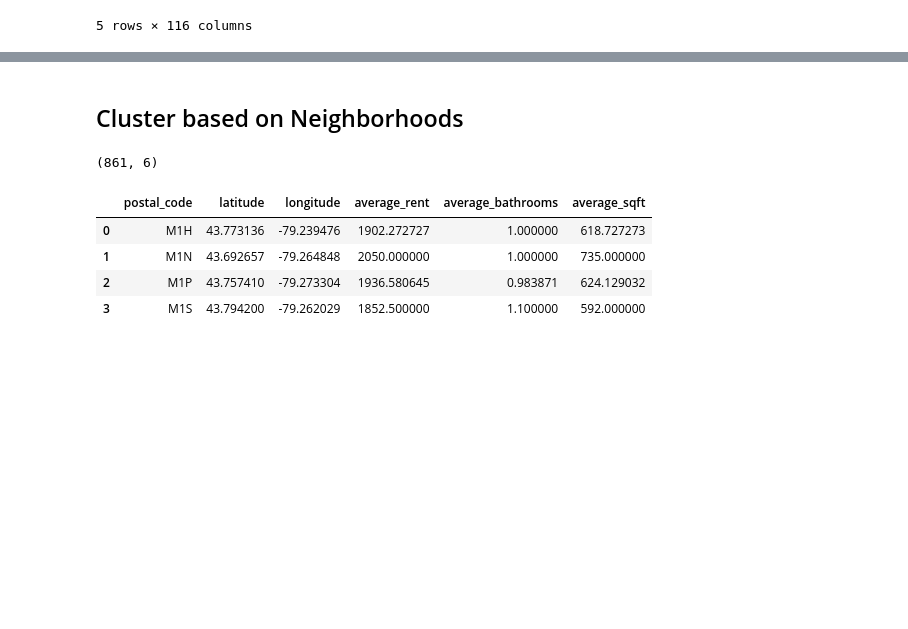
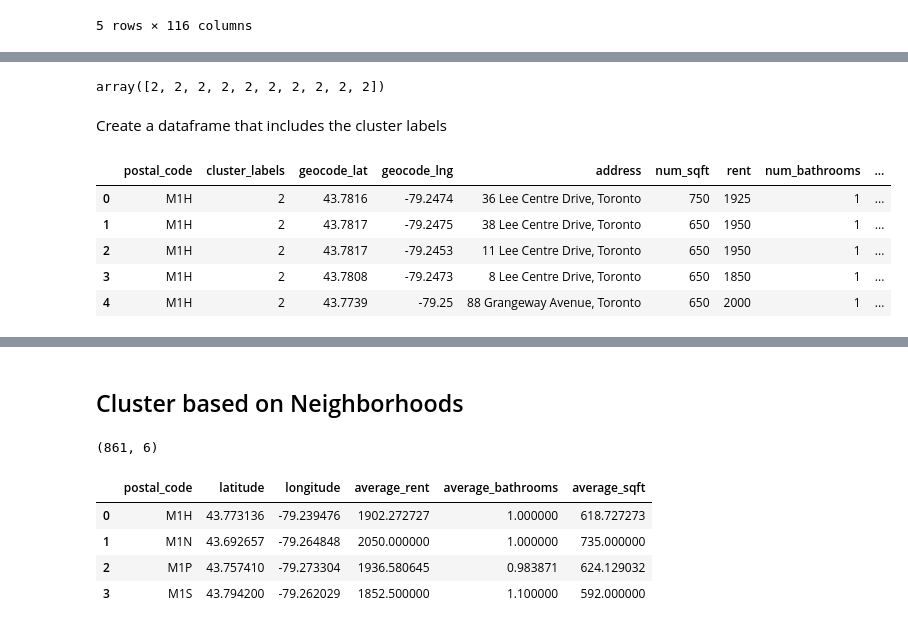
Before and after one commit to daniel8691/rental-housing-toronto, a Jupyter notebook: Toronto rental market.ipynb, the cells around one changed output, grey strips where cells are left out. Cells and saved outputs as stored; diff of their text form; code cells hidden in the pictures; blank space fills up the shorter version.

```diff
--- a/Toronto rental market.ipynb
+++ b/Toronto rental market.ipynb
@@ -808,0 +879,18 @@ complete_geocoded_df.T.head()
+# %%
+# set number of clusters
+k_clusters = 4
+complete_df_clustering = transposed_complete_df.drop(columns=["postal_code","geocode_lat","geocode_lng","address"],axis=1)
+kmeans = KMeans(n_clusters = k_clusters, random_state=0)
+
+# fit the kmeans model
+kmeans.fit(complete_df_clustering)
+
+# get the labels for each point in the model
+k_means_labels = kmeans.labels_
+
+# check cluster labels generated
+k_means_labels[:10]
+# %% [output]
+array([2, 2, 2, 2, 2, 2, 2, 2, 2, 2])
+# %% [markdown]
+Create a dataframe that includes the cluster labels
@@ -808,0 +900,9 @@ complete_geocoded_df.T.head()
+# %%
+transposed_complete_df.head()
+# %% [output]
+|  | postal_code | cluster_labels | geocode_lat | geocode_lng | address | num_sqft | rent | num_bathrooms | ... |
+| 0 | M1H | 2 | 43.7816 | -79.2474 | 36 Lee Centre Drive, Toronto | 750 | 1925 | 1 | ... |
+| 1 | M1H | 2 | 43.7817 | -79.2475 | 38 Lee Centre Drive, Toronto | 650 | 1950 | 1 | ... |
+| 2 | M1H | 2 | 43.7817 | -79.2453 | 11 Lee Centre Drive, Toronto | 650 | 1950 | 1 | ... |
+| 3 | M1H | 2 | 43.7808 | -79.2473 | 8 Lee Centre Drive, Toronto | 650 | 1850 | 1 | ... |
+| 4 | M1H | 2 | 43.7739 | -79.25 | 88 Grangeway Avenue, Toronto | 650 | 2000 | 1 | ... |
```
Also changed, not shown: parts of 19 cells of this notebook.
